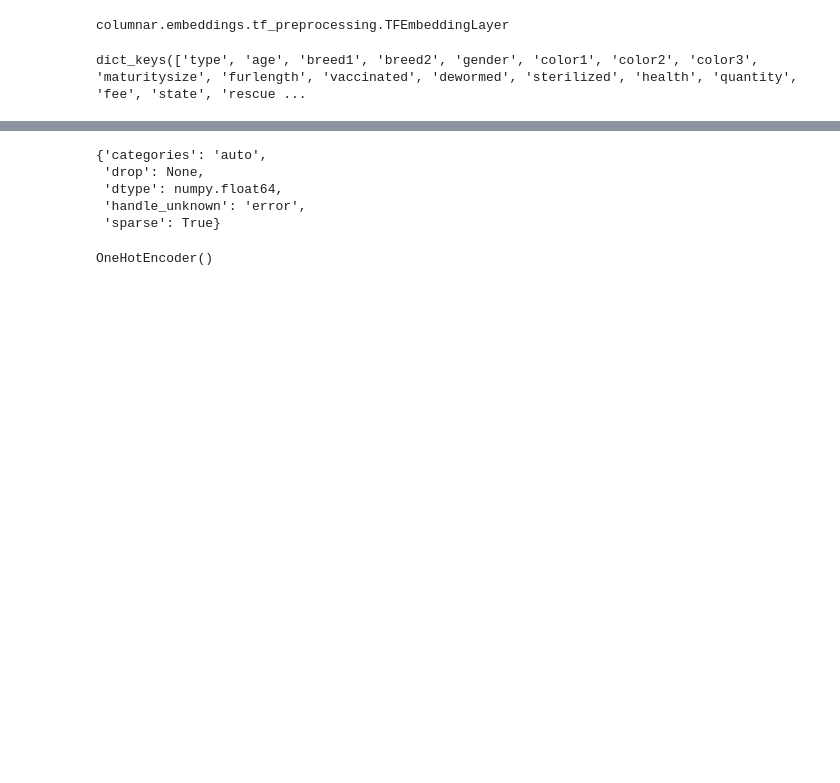
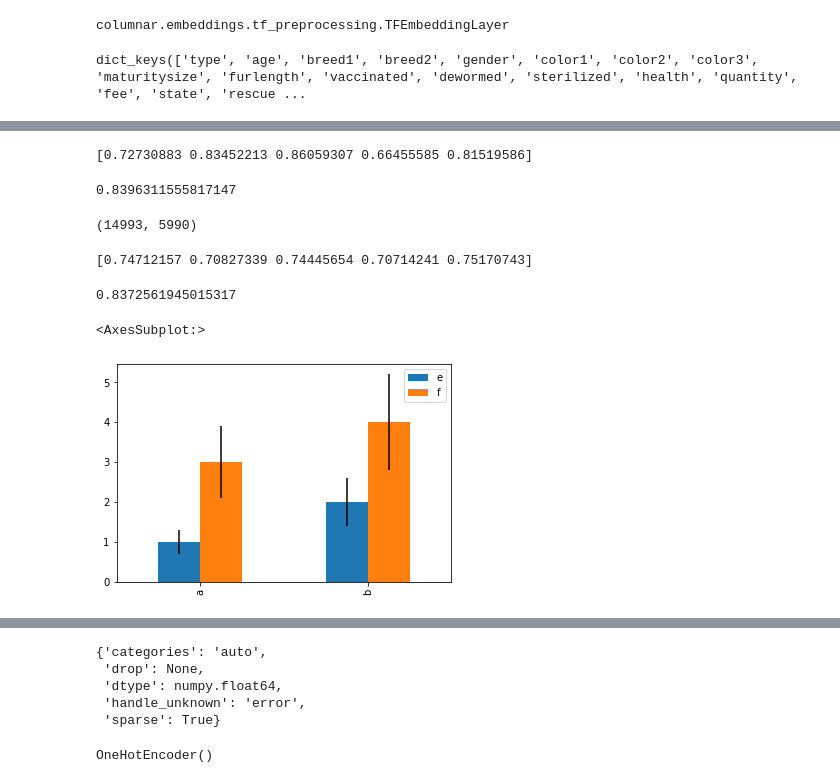
Before and after one commit to spayot/mte-plus, a Jupyter notebook: notebooks/tf_embeddings.ipynb, the cells around one changed output, grey strips where cells are left out. Cells and saved outputs as stored; diff of their text form; code cells hidden in the pictures; blank space fills up the shorter version.

```diff
--- a/notebooks/tf_embeddings.ipynb
+++ b/notebooks/tf_embeddings.ipynb
@@ -133,0 +92,62 @@ Length: 14993, dtype: float64
+# %%
+from sklearn.metrics import accuracy_score, f1_score
+
+pipe = col.CategoricalPipeline(features=feature_selection,
+                              transform=col.MeanTargetEncoder(feats),
+                              model=RandomForestClassifier(max_depth=5, n_estimators=100))
+
+pipe.fit(df)
+print(pipe.predict(df.head()))
+f1_score(df.target, (pipe.predict(df) > .5))
+# %% [output]
+[0.72730883 0.83452213 0.86059307 0.66455585 0.81519586]
+0.8396311555817147
+# %%
+# from sklearn.compose import ColumnTransformer
+# from sklearn.base import TransformerMixin
+
+# class TotalTransformer(TransformerMixin):
+#     def __init__(self, features, cat_encoder):
+#         self.features = features
+#         self.cat_encoder = cat_encoder
+#         self.transformer = ColumnTransformer(
+#             [('categories', cat_encoder, features.categoricals)],
+#             remainder='passthrough')
+
+#     def fit(self, X, y=None):
+#         return self.transformer.fit(X,y)
+
+#     def transform(self, X):
+#         return self.transformer.transform(X)
+
+#     def get_params(self, deep: bool = True):
+#         cat_encoder = clone(self.cat_encoder) if deep else self.cat_encoder
+#         return {'features': self.features, 'cat_encoder': cat_encoder}
+from sklearn.preprocessing import OneHotEncoder
+from sklearn.ensemble import RandomForestClassifier
+from sklearn.base import clone
+from sklearn.metrics import f1_score
+
+tt = col.TransformStrategy(feature_selection, OneHotEncoder())
+tt.fit_transform(df).shape
+# %% [output]
+(14993, 5990)
+# %%
+pipe = col.CategoricalPipeline(features=feature_selection,
+                              transform=col.TransformStrategy(feature_selection, OneHotEncoder()),
+                              model=RandomForestClassifier(max_depth=5, n_estimators=100))
+
+pipe.fit(df)
+print(pipe.predict(df.head()))
+f1_score(df.target, (pipe.predict(df) > .5))
+# %% [output]
+[0.74712157 0.70827339 0.74445654 0.70714241 0.75170743]
+0.8372561945015317
+# %%
+vals = pd.DataFrame(data={'e': {'a': 1 , 'b': 2}, 'f': {'a': 3 , 'b': 4}})
+errs = vals * .3
+
+vals.plot.bar(yerr=errs)
+# %% [output]
+<AxesSubplot:>
+[figure, added]
```
Also changed, not shown: parts of 6 cells of this notebook, 11 other files.
